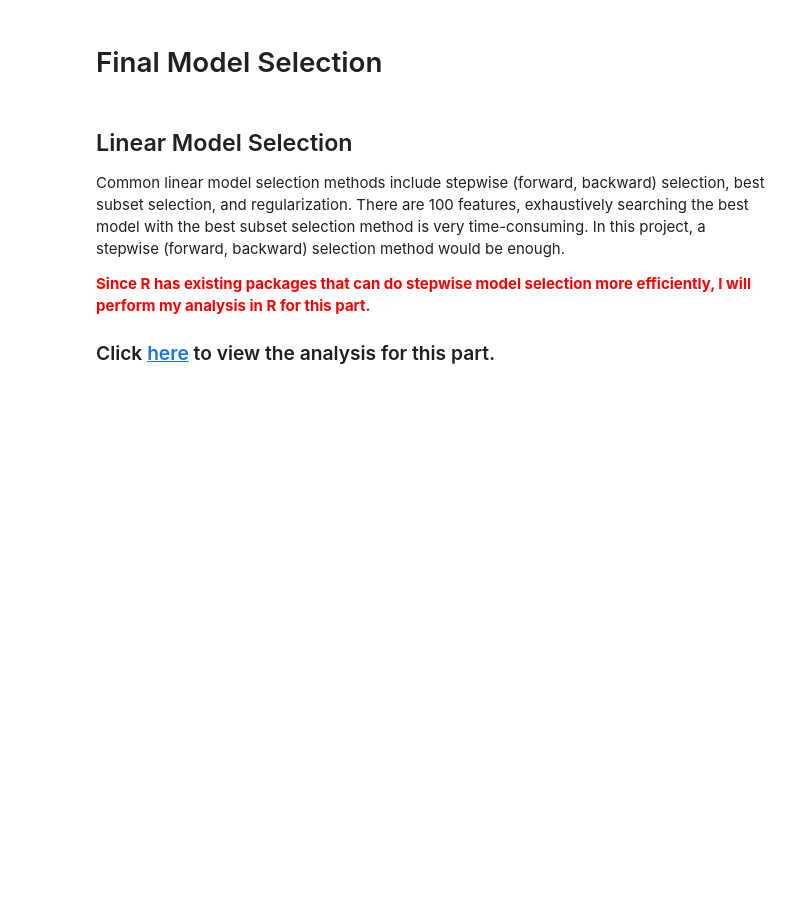
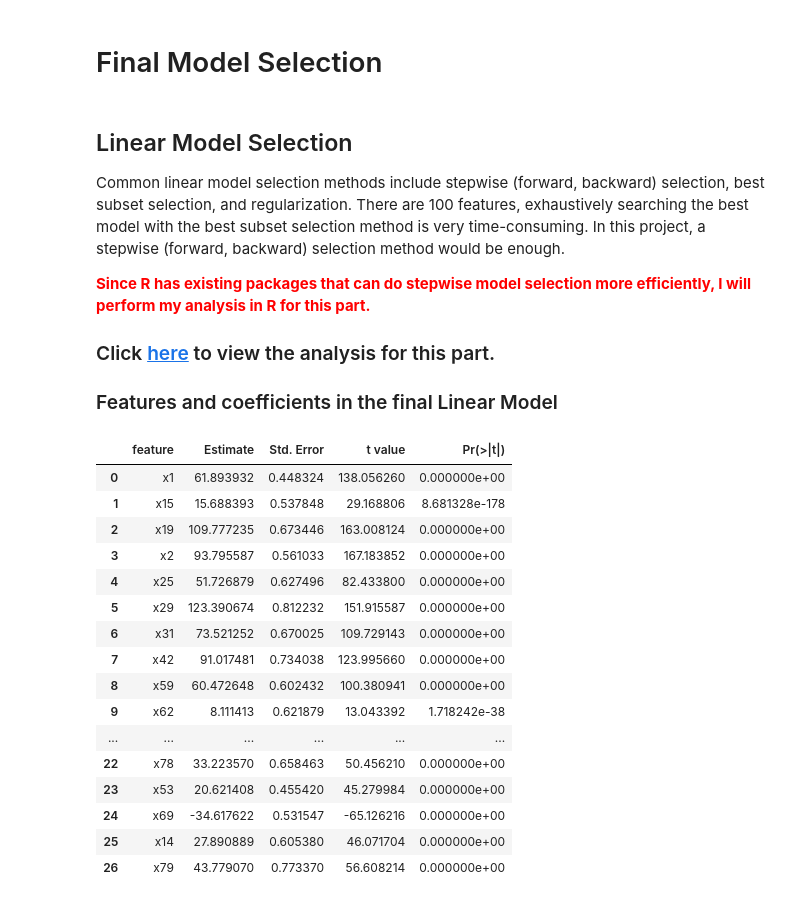
Before and after one commit to MingChen0919/cryoocyte_test_project, a Jupyter notebook: project-analysis.ipynb, the cells around one changed output. Saved outputs shown, nothing was run; the diff lists cells and outputs as text; code cells hidden in the pictures; blank space fills up the shorter version.

```diff
--- a/project-analysis.ipynb
+++ b/project-analysis.ipynb
@@ -315,3 +315,27 @@ Common linear model selection methods include stepwise (forward, backward) selec
 <span style="color:red">**Since R has existing packages that can do stepwise model selection more efficiently, I will perform my analysis in R for this part.**</span>
 
 ### Click [here](https://github.com/MingChen0919/cryoocyte_test_project/blob/master/cryoocyte-test-project.pdf) to view the analysis for this part.
+
+### Features and coefficients in the final Linear Model
+# %%
+lm_weights = pd.read_csv('data/final_linear_model.csv')
+lm_weights.rename(columns={'Unnamed: 0': 'feature'}, inplace=True)
+lm_weights
+# %% [output]
+|  | feature | Estimate | Std. Error | t value | Pr(>|t|) |
+| 0 | x1 | 61.893932 | 0.448324 | 138.056260 | 0.000000e+00 |
+| 1 | x15 | 15.688393 | 0.537848 | 29.168806 | 8.681328e-178 |
+| 2 | x19 | 109.777235 | 0.673446 | 163.008124 | 0.000000e+00 |
+| 3 | x2 | 93.795587 | 0.561033 | 167.183852 | 0.000000e+00 |
+| 4 | x25 | 51.726879 | 0.627496 | 82.433800 | 0.000000e+00 |
+| 5 | x29 | 123.390674 | 0.812232 | 151.915587 | 0.000000e+00 |
+| 6 | x31 | 73.521252 | 0.670025 | 109.729143 | 0.000000e+00 |
+| 7 | x42 | 91.017481 | 0.734038 | 123.995660 | 0.000000e+00 |
+| 8 | x59 | 60.472648 | 0.602432 | 100.380941 | 0.000000e+00 |
+| 9 | x62 | 8.111413 | 0.621879 | 13.043392 | 1.718242e-38 |
+| ... | ... | ... | ... | ... | ... |
+| 22 | x78 | 33.223570 | 0.658463 | 50.456210 | 0.000000e+00 |
+| 23 | x53 | 20.621408 | 0.455420 | 45.279984 | 0.000000e+00 |
+| 24 | x69 | -34.617622 | 0.531547 | -65.126216 | 0.000000e+00 |
+| 25 | x14 | 27.890889 | 0.605380 | 46.071704 | 0.000000e+00 |
+| 26 | x79 | 43.779070 | 0.773370 | 56.608214 | 0.000000e+00 |
```
Also changed, not shown: parts of 4 cells of this notebook, 2 other files.
